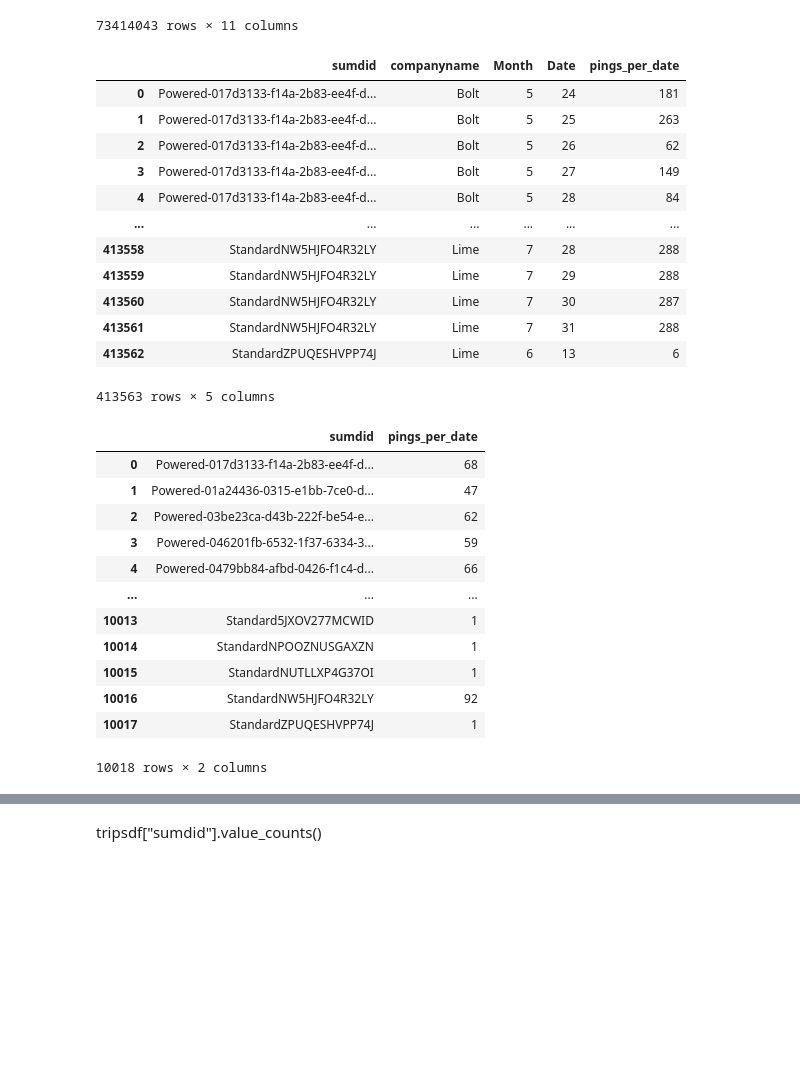
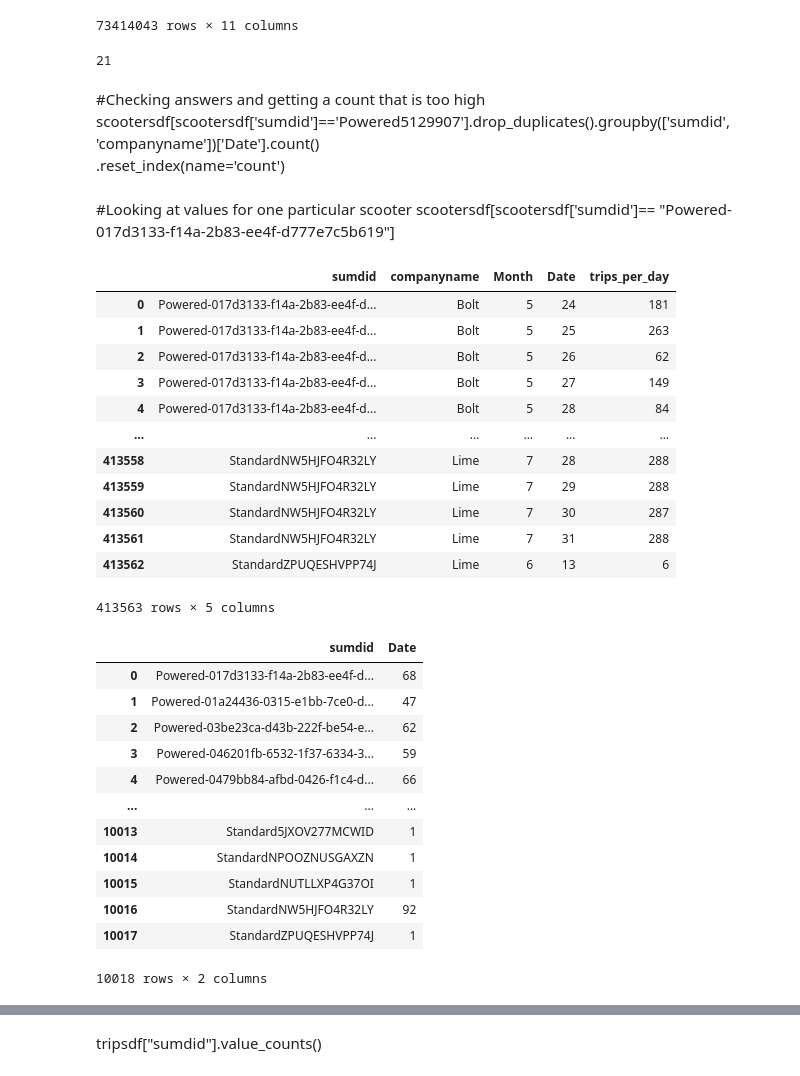
Before and after one commit to NSS-Data-Analytics-Cohort-11/scooters-hot_honey, a Jupyter notebook: notebooks/Scooters.ipynb, the cells around one changed output, grey strips where cells are left out. Saved outputs shown, nothing was run; the diff lists cells and outputs as text; code cells hidden in the pictures; blank space fills up the shorter version.

```diff
--- a/notebooks/Scooters.ipynb
+++ b/notebooks/Scooters.ipynb
@@ -673,7 +688,22 @@ scooters_pings_per_date = scootersdf.groupby(['sumdid', 'companyname', 'Month',
+# %%
+scooters_pings_per_date = scootersdf.groupby(['sumdid', 'companyname', 'Month', 'Date']).size()\
+                                    .reset_index(name='trips_per_day')
+# %%
+#Double checking the count of a particular scooter
+scooters_pings_per_date[scooters_pings_per_date['sumdid']=='Powered5129907'].Date.count()
+# %% [output]
+21
+# %% [markdown]
+#Checking answers and getting a count that is too high
+scootersdf[scootersdf['sumdid']=='Powered5129907'].drop_duplicates().groupby(['sumdid', 'companyname'])['Date'].count()\
+                                    .reset_index(name='count')
+# %% [markdown]
+#Looking at values for one particular scooter
+scootersdf[scootersdf['sumdid']== "Powered-017d3133-f14a-2b83-ee4f-d777e7c5b619"]
 # %%
 scooters_pings_per_date
 # %% [output]
-|  | sumdid | companyname | Month | Date | pings_per_date |
+|  | sumdid | companyname | Month | Date | trips_per_day |
 | 0 | Powered-017d3133-f14a-2b83-ee4f-d... | Bolt | 5 | 24 | 181 |
 | 1 | Powered-017d3133-f14a-2b83-ee4f-d... | Bolt | 5 | 25 | 263 |
 | 2 | Powered-017d3133-f14a-2b83-ee4f-d... | Bolt | 5 | 26 | 62 |
@@ -687,9 +717,9 @@ scooters_pings_per_date
 | 413562 | StandardZPUQESHVPP74J | Lime | 6 | 13 | 6 |
 413563 rows × 5 columns
 # %%
-scooters_pings_per_date.groupby('sumdid')['pings_per_date'].count().reset_index()
+scooters_pings_per_date.groupby('sumdid')['Date'].count().reset_index()
 # %% [output]
-|  | sumdid | pings_per_date |
+|  | sumdid | Date |
 | 0 | Powered-017d3133-f14a-2b83-ee4f-d... | 68 |
 | 1 | Powered-01a24436-0315-e1bb-7ce0-d... | 47 |
 | 2 | Powered-03be23ca-d43b-222f-be54-e... | 62 |
```
Also changed, not shown: parts of 35 cells of this notebook.
